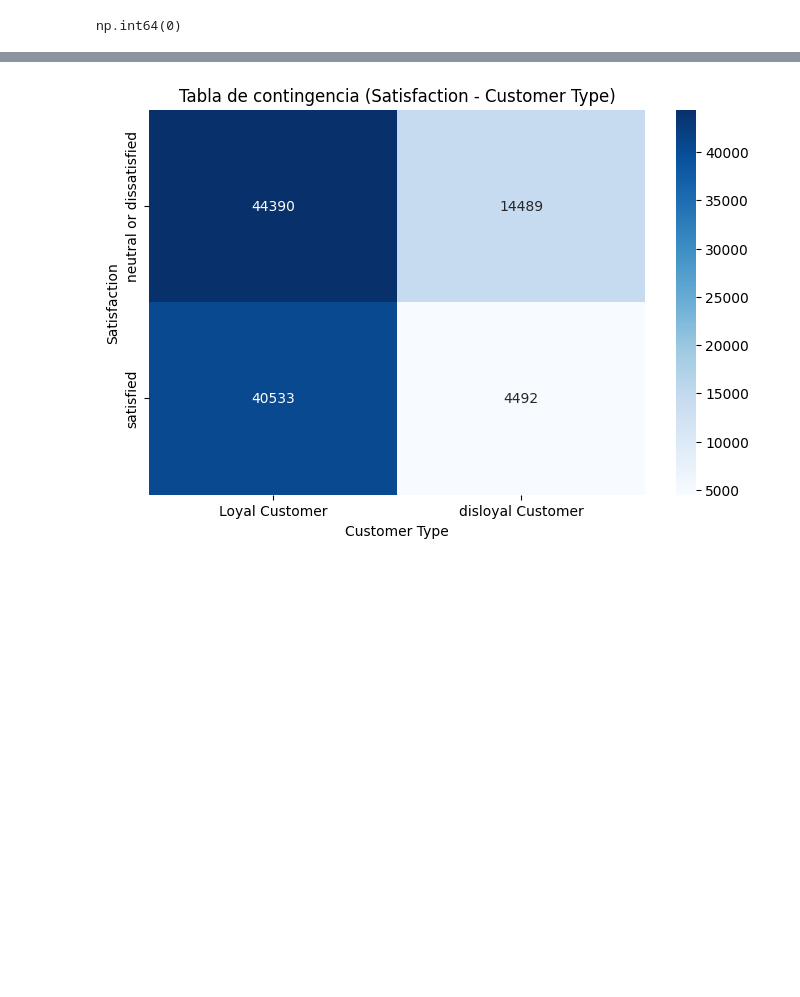
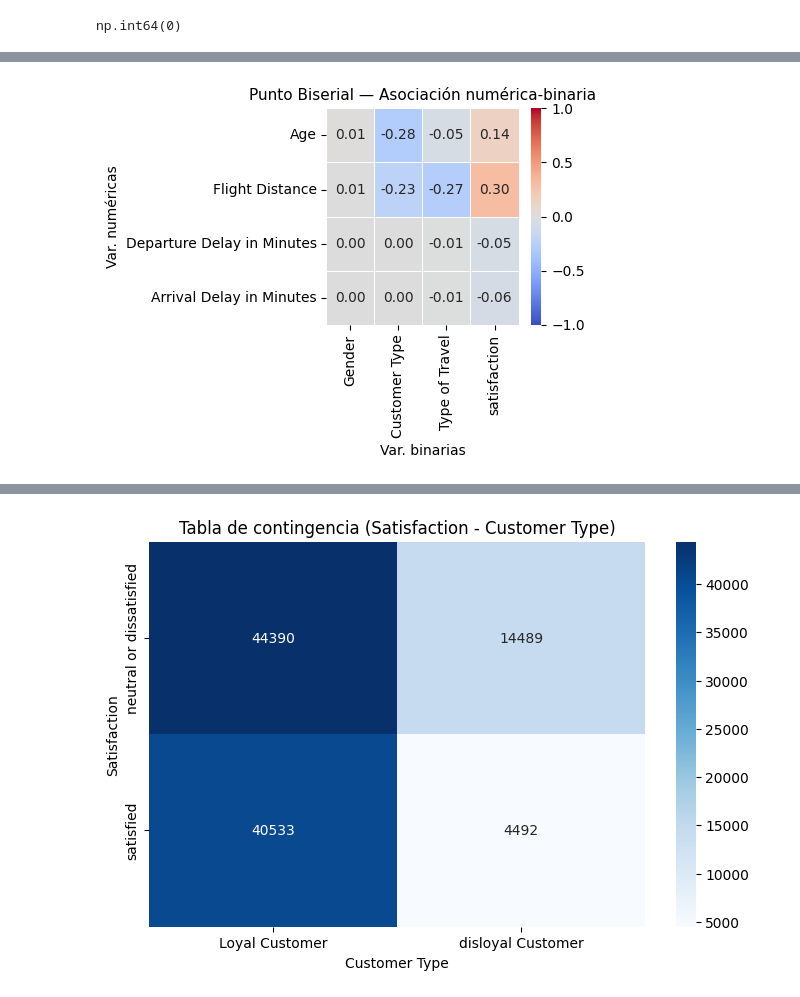
Before and after one commit to FIUBA-Posgrado-Inteligencia-Artificial/aprMaqI_CEIA, a Jupyter notebook: trabajo_practico/eda_airline_passenger.ipynb, the cells around one changed output, grey strips where cells are left out. Saved outputs shown, nothing was run; the diff lists cells and outputs as text; code cells hidden in the pictures; blank space fills up the shorter version.

```diff
--- a/trabajo_practico/eda_airline_passenger.ipynb
+++ b/trabajo_practico/eda_airline_passenger.ipynb
@@ -170,3 +361,0 @@ Name: count, dtype: int64
-# %%
-numeric_columns = df_train.select_dtypes(include=["int64", "float64"]).columns
-numeric_columns
@@ -198,0 +380,53 @@ plt.show()
+# %%
+binary_columns = [
+    "Gender",
+    "Customer Type",
+    "Type of Travel",
+    "satisfaction"
+]
+
+pb_values = np.empty(
+    (len(numeric_columns), len(binary_columns)),
+    dtype=float
+)
+
+for i, num_col in enumerate(numeric_columns):
+    for j, bin_col in enumerate(binary_columns):
+        mask = (
+            df_analysis[num_col].notna()
+            & df_analysis[bin_col].notna()
+        )
+
+        num = (
+            df_analysis.loc[mask, num_col]
+            .to_numpy(dtype=float)
+        )
+
+        bn = (
+            df_analysis.loc[mask, bin_col]
+            .cat.codes
+            .to_numpy(dtype=float)
+        )
+
+        pb_values[i, j] = np.corrcoef(bn, num)[0, 1]
+
+
+pb_mat = pd.DataFrame(
+    pb_values,
+    index=numeric_columns,
+    columns=binary_columns
+)
+
+
+fig, ax = plt.subplots(figsize=(5, 4))
+sns.heatmap(pb_mat.astype(float), annot=True, fmt=".2f", cmap="coolwarm",
+            vmin=-1, vmax=1, linewidths=0.5,
+            center=0, ax=ax)
+
+ax.set_title("Punto Biserial — Asociación numérica-binaria", fontsize=11)
+ax.set_xlabel("Var. binarias")
+ax.set_ylabel("Var. numéricas")
+plt.tight_layout()
+plt.show()
+# %% [output]
+[figure, added]
```
Also changed, not shown: parts of 38 cells of this notebook.
